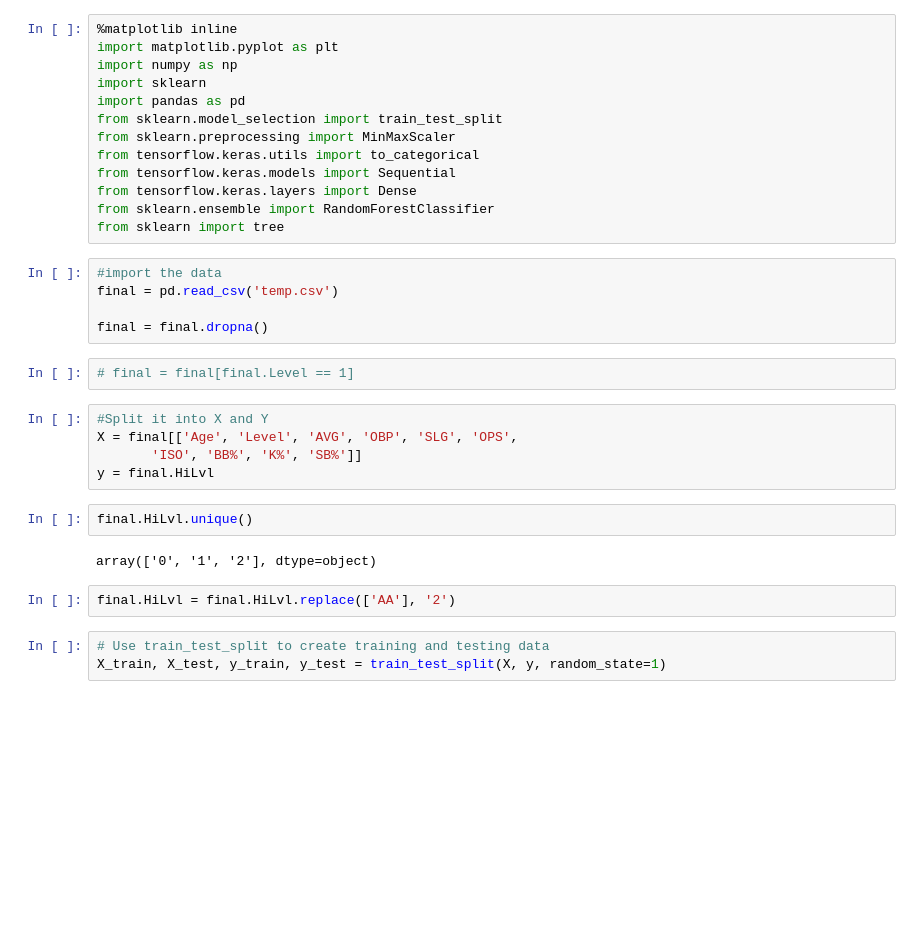
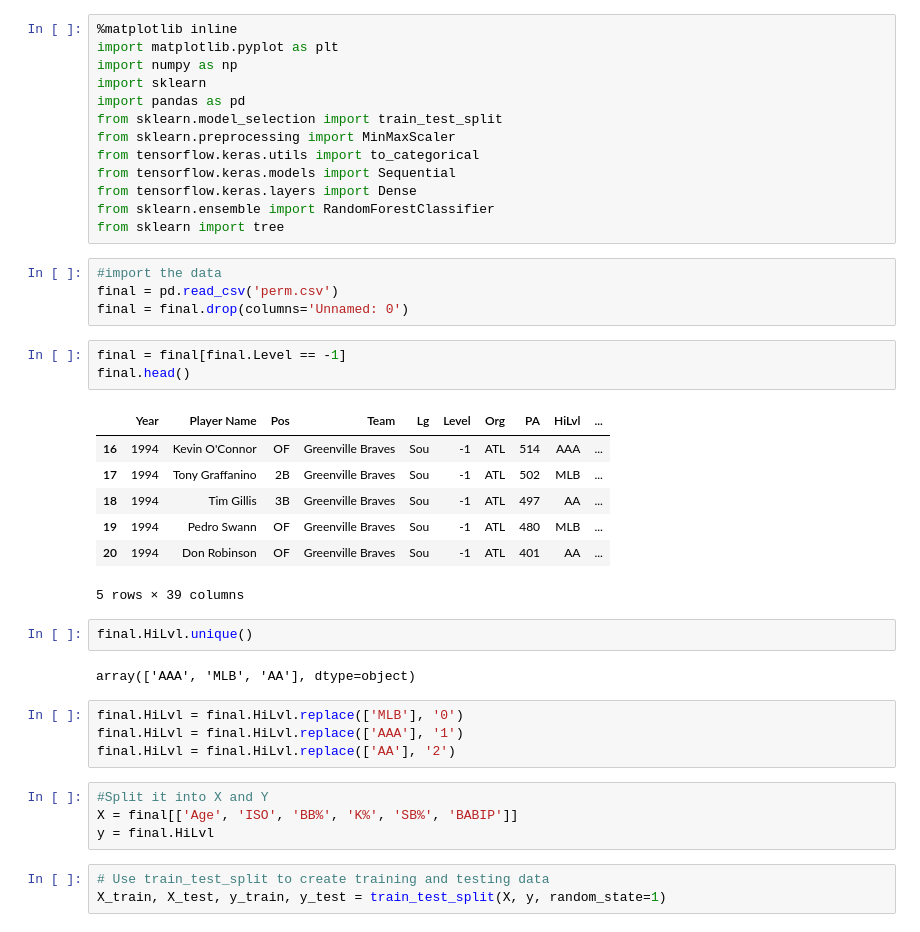
Before and after one commit to TrevorCap/BaseBallProject, a Jupyter notebook: Level Predictor.ipynb, the cells around one changed output. Drawn from its saved outputs; the diff is of its cells as text; blank space fills up the shorter version.

```diff
--- a/Level Predictor.ipynb
+++ b/Level Predictor.ipynb
@@ -13,22 +13,31 @@ from sklearn.ensemble import RandomForestClassifier
 from sklearn import tree
 # %%
 #import the data
-final = pd.read_csv('temp.csv')
-
-final = final.dropna()
+final = pd.read_csv('perm.csv')
+final = final.drop(columns='Unnamed: 0')
 # %%
-# final = final[final.Level == 1]
+final = final[final.Level == -1]
+final.head()
+# %% [output]
+|  | Year | Player Name | Pos | Team | Lg | Level | Org | PA | HiLvl | ... |
+| 16 | 1994 | Kevin O'Connor | OF | Greenville Braves | Sou | -1 | ATL | 514 | AAA | ... |
+| 17 | 1994 | Tony Graffanino | 2B | Greenville Braves | Sou | -1 | ATL | 502 | MLB | ... |
+| 18 | 1994 | Tim Gillis | 3B | Greenville Braves | Sou | -1 | ATL | 497 | AA | ... |
+| 19 | 1994 | Pedro Swann | OF | Greenville Braves | Sou | -1 | ATL | 480 | MLB | ... |
+| 20 | 1994 | Don Robinson | OF | Greenville Braves | Sou | -1 | ATL | 401 | AA | ... |
+5 rows × 39 columns
-# %%
-#Split it into X and Y
-X = final[['Age', 'Level', 'AVG', 'OBP', 'SLG', 'OPS',
-       'ISO', 'BB%', 'K%', 'SB%']]
-y = final.HiLvl
 # %%
 final.HiLvl.unique()
 # %% [output]
-array(['0', '1', '2'], dtype=object)
+array(['AAA', 'MLB', 'AA'], dtype=object)
 # %%
+final.HiLvl = final.HiLvl.replace(['MLB'], '0')
+final.HiLvl = final.HiLvl.replace(['AAA'], '1')
 final.HiLvl = final.HiLvl.replace(['AA'], '2')
+# %%
+#Split it into X and Y
+X = final[['Age', 'ISO', 'BB%', 'K%', 'SB%', 'BABIP']]
+y = final.HiLvl
 # %%
 # Use train_test_split to create training and testing data
 X_train, X_test, y_train, y_test = train_test_split(X, y, random_state=1)
```
Also changed, not shown: parts of 19 cells of this notebook, 4 other files.
